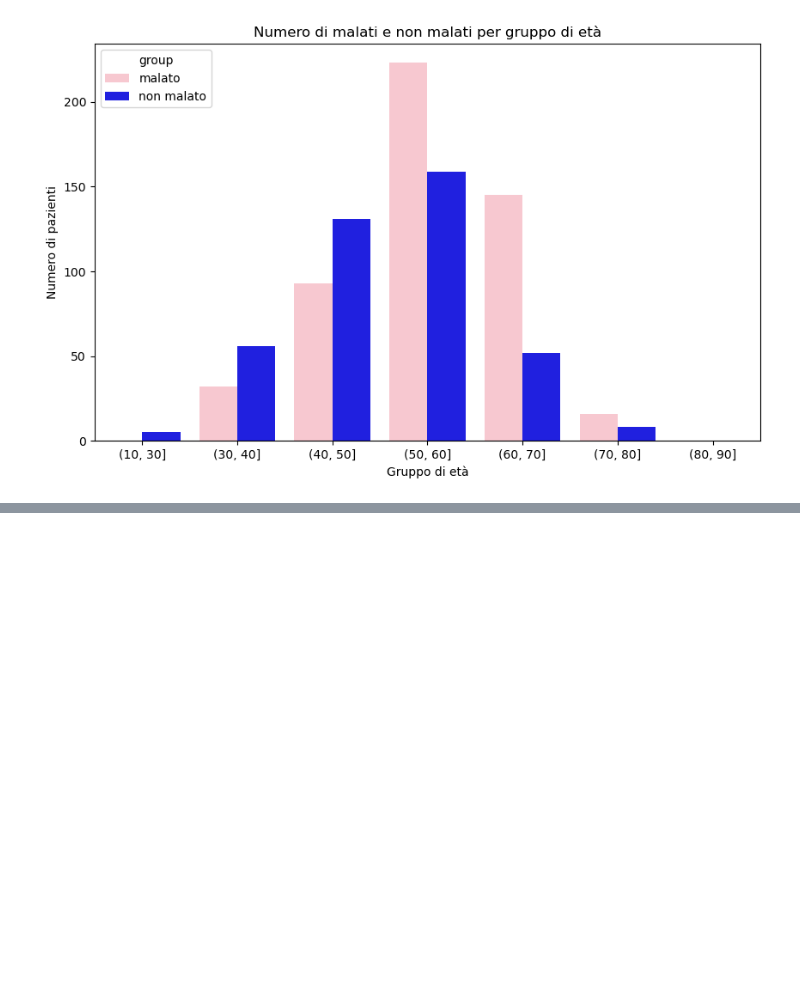
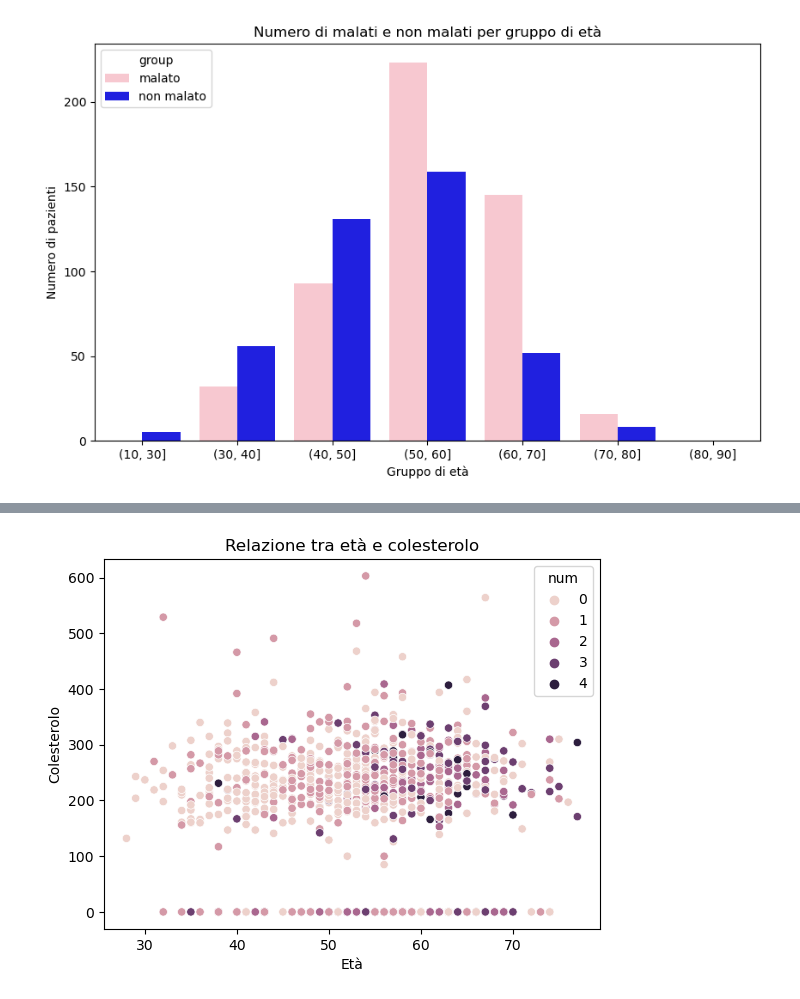
Before and after one commit to mattiaise/scientific-visualization, a Jupyter notebook: maxHeart.ipynb, the cells around one changed output, grey strips where cells are left out. Cells and saved outputs as stored; diff of their text form; code cells hidden in the pictures; blank space fills up the shorter version.

```diff
--- a/maxHeart.ipynb
+++ b/maxHeart.ipynb
@@ -98,0 +183,8 @@ plt.show()
+# %%
+sns.scatterplot(x='age', y='chol', hue='num', data=df)
+plt.title('Relazione tra età e colesterolo')
+plt.xlabel('Età')
+plt.ylabel('Colesterolo')
+plt.show()
+# %% [output]
+[figure, added]
```
Also changed, not shown: parts of 5 cells of this notebook.
